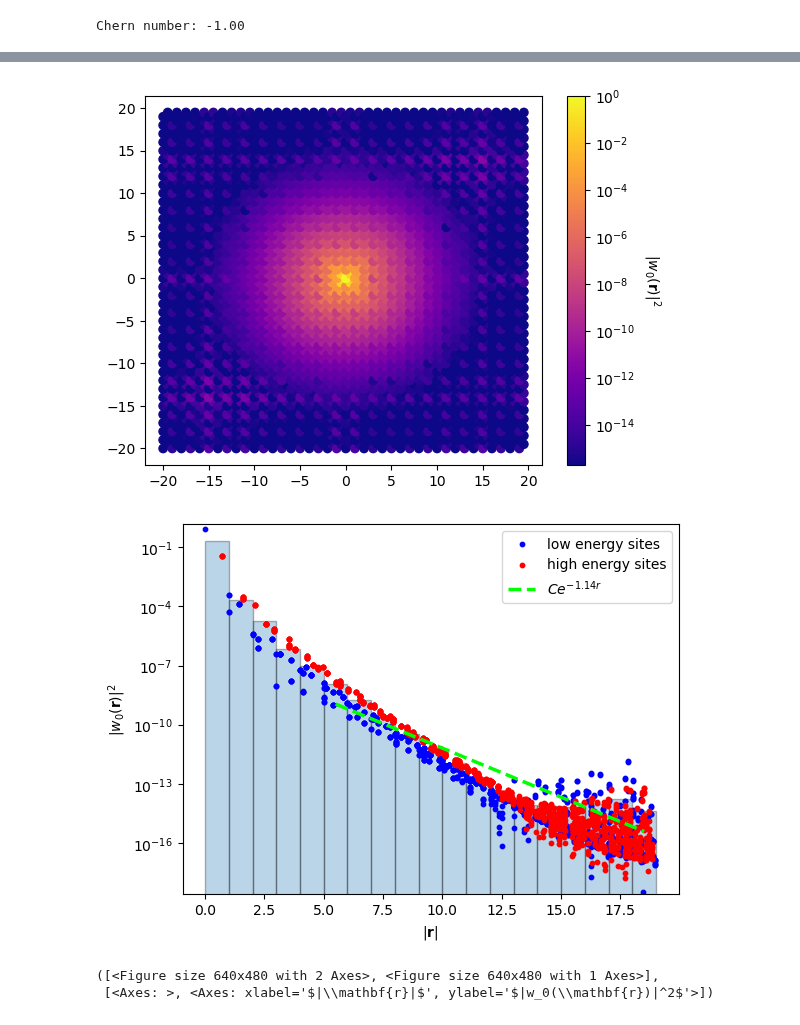
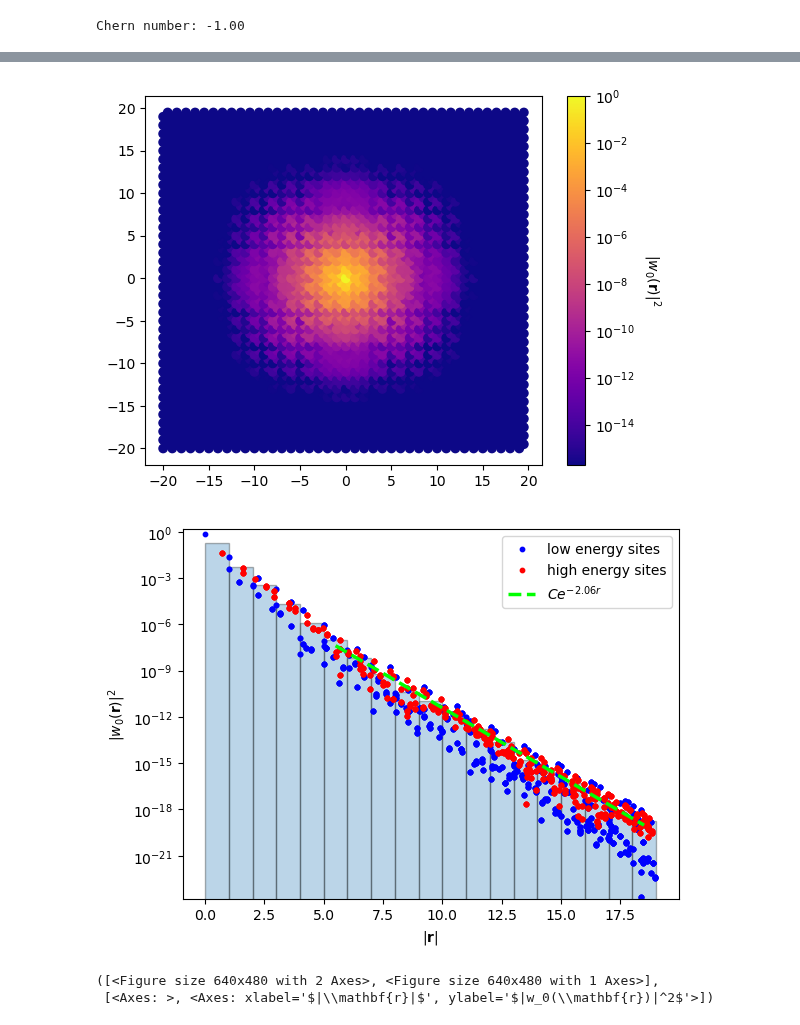
Before and after one commit to treycole/WanPy, a Jupyter notebook: examples/Checkerboard.ipynb, the cells around one changed output, grey strips where cells are left out. Cells and saved outputs as stored; diff of their text form; code cells hidden in the pictures.

```diff
--- a/examples/Checkerboard.ipynb
+++ b/examples/Checkerboard.ipynb
@@ -15,7 +15,7 @@ import sympy as sp
 import scipy
 # %%
 delta = 1
-t0 = 0.27
+t0 = 0.4
 tprime = 0.5
 
 model = models.chessboard(t0, tprime, delta).make_supercell([[2,0], [0,2]])
@@ -111,8 +104,8 @@ plot.plot_Wan(w0, idx, orbs, lat_vecs, title=title, plot_phase=True, plot_decay=
 # outer window of entangled bands is full occupied manifold
 outer_states = u_wfs_Wan._wfs[..., :n_occ, :]
 W0_max_loc, Wf_cntrs = max_loc_Wan(lat_vecs, orbs, u_wfs_Wan, tf_list, outer_states,
-        iter_num_omega_i=500, iter_num_omega_til=500,
-        state_idx=None, verbose=True, return_uwfs=False, return_wf_centers=True, eps=2e-3
+        iter_num_omega_i=1, iter_num_omega_til=500,
+        verbose=True, return_uwfs=False, return_wf_centers=True, eps=1e-3
         )
 
 Wan_idx = 0
@@ -138,4 +131,4 @@ Warning: Omega_I is increasing.
-[figure, old version]
+[figure, new version]
-[figure, old version]
+[figure, new version]
 ([<Figure size 640x480 with 2 Axes>, <Figure size 640x480 with 1 Axes>],
  [<Axes: >, <Axes: xlabel='$|\\mathbf{r}|$', ylabel='$|w_0(\\mathbf{r})|^2$'>])
```
Also changed, not shown: parts of 5 cells of this notebook, 1 other file.
